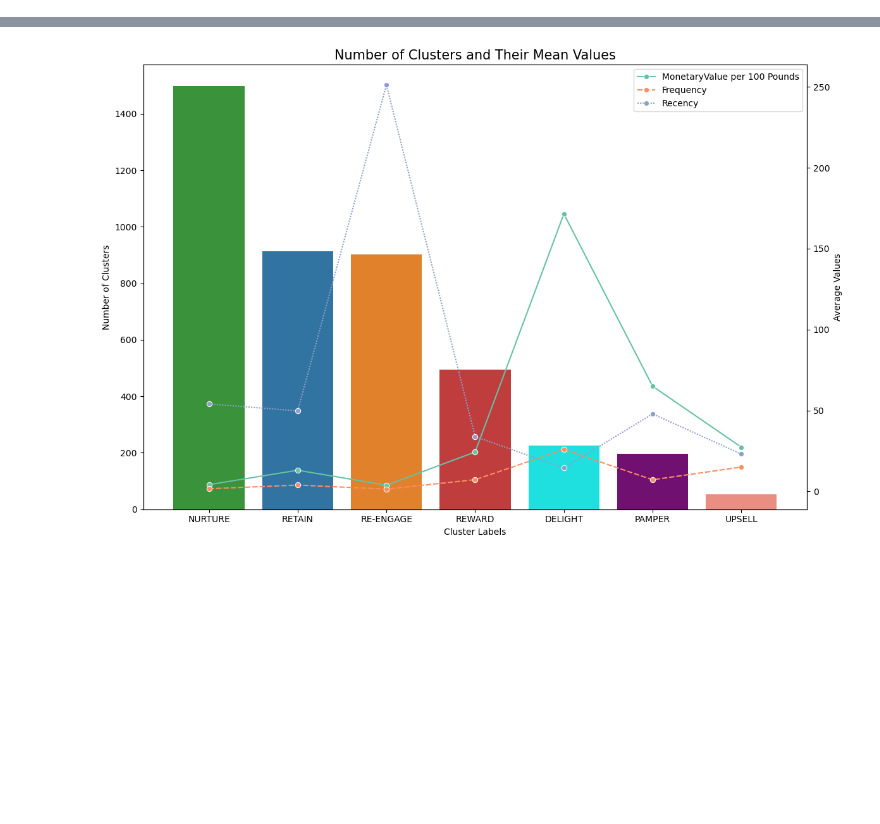
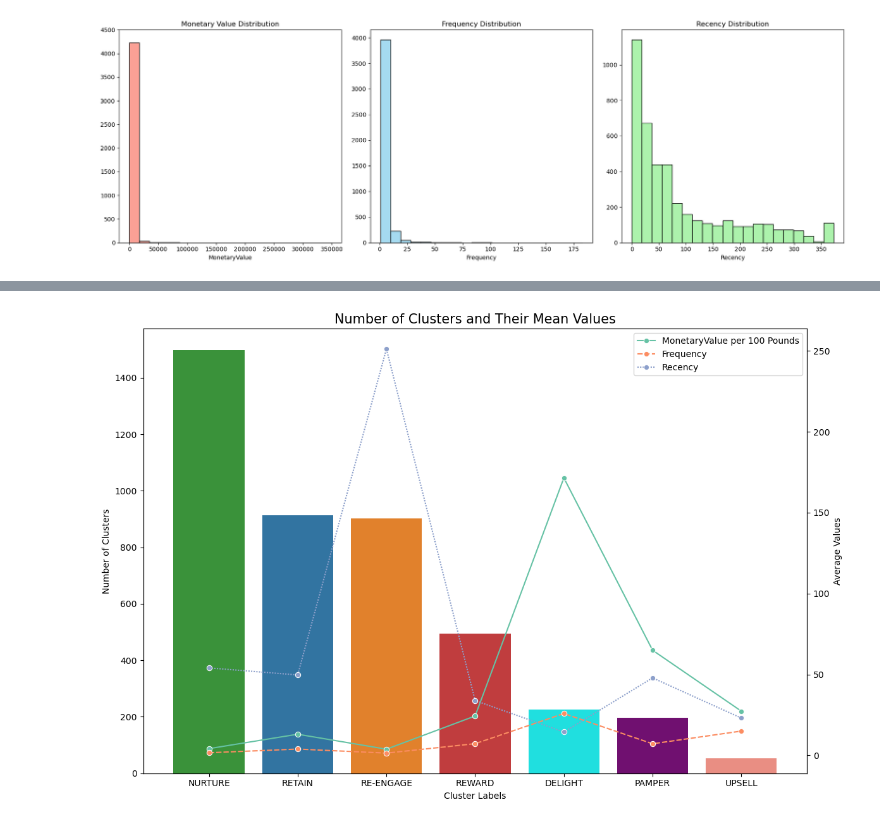
Before and after one commit to mertku/Customer_Segmentation_Python, a Jupyter notebook: Customer_Segmentation.ipynb, the cells around one changed output, grey strips where cells are left out. Drawn from its saved outputs; the diff is of its cells as text; code cells hidden in the pictures; blank space fills up the shorter version.

```diff
--- a/Customer_Segmentation.ipynb
+++ b/Customer_Segmentation.ipynb
@@ -158,0 +25,5 @@ for k in k_val :
+# %%
+mask2 = (df_nona['StockCode'].str.match(pat='^\\d{5}[a-zA-Z]*$')==True) | (df_nona['StockCode'].str.match(pat='^SP1002$')==True)
+# %%
+df_nona = df_nona[mask1]
+df_stock= df_nona[mask2].copy()
@@ -158,0 +45,35 @@ for k in k_val :
+# %%
+df_stock['Amount Spent'] =df_stock['Quantity']*df_stock['Price']
+dfstock_feat = df_stock.groupby('Customer ID',as_index=False).agg(
+    MonetaryValue = ('Amount Spent','sum'),
+    Frequency = ('Invoice','nunique'),
+    LastInvo = ('InvoiceDate','max')
+)
+# %%
+last_invoice = df_stock['InvoiceDate'].max()
+dfstock_feat['Recency'] = (last_invoice -dfstock_feat['LastInvo']).dt.days
+dfstock_feat.drop('LastInvo',axis=1,inplace=True)
+# %%
+plt.figure(figsize=(18,6))
+
+plt.subplot(1,3,1)
+sns.histplot(dfstock_feat['MonetaryValue'] , color='salmon',bins=20)
+plt.ylim((0,4500))
+plt.title('Monetary Value Distribution')
+plt.ylabel('')
+
+plt.subplot(1,3,2)
+sns.histplot(dfstock_feat['Frequency'] , color='skyblue',bins=20)
+plt.title('Frequency Distribution')
+plt.ylabel('')
+
+plt.subplot(1,3,3)
+sns.histplot(dfstock_feat['Recency'] , color='lightgreen',bins=20)
+plt.title('Recency Distribution')
+plt.ylabel('')
+
+plt.tight_layout()
+plt.grid(False)
+plt.show()
+# %% [output]
+[figure, added]
```
Also changed, not shown: parts of 45 cells of this notebook.
